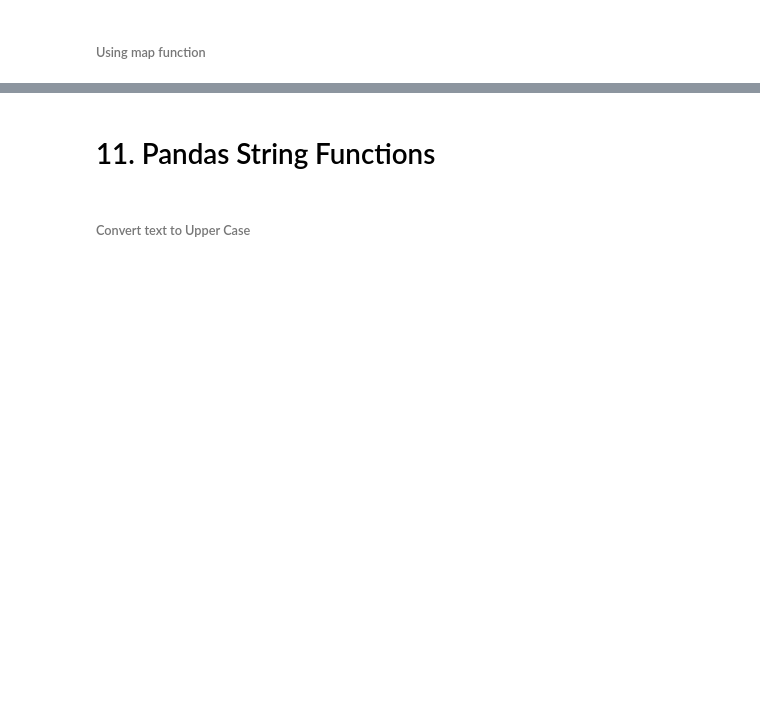
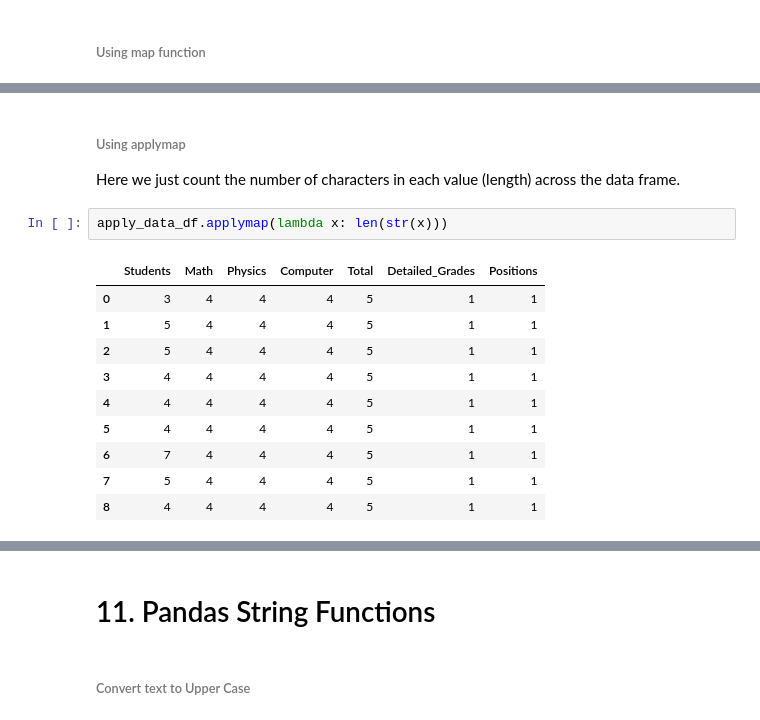
Before and after one commit to SammyOngaya/data2ml, a Jupyter notebook: pandas-function.ipynb, the cells around one changed output, grey strips where cells are left out. Drawn from its saved outputs; the diff is of its cells as text; blank space fills up the shorter version.

```diff
--- a/pandas-function.ipynb
+++ b/pandas-function.ipynb
@@ -1815,0 +1946,16 @@ Name: Sex, dtype: object
+# %% [markdown]
+###### Using applymap
+Here we just count the number of characters in each value (length) across the data frame.
+# %%
+apply_data_df.applymap(lambda x: len(str(x)))
+# %% [output]
+|  | Students | Math | Physics | Computer | Total | Detailed_Grades | Positions |
+| 0 | 3 | 4 | 4 | 4 | 5 | 1 | 1 |
+| 1 | 5 | 4 | 4 | 4 | 5 | 1 | 1 |
+| 2 | 5 | 4 | 4 | 4 | 5 | 1 | 1 |
+| 3 | 4 | 4 | 4 | 4 | 5 | 1 | 1 |
+| 4 | 4 | 4 | 4 | 4 | 5 | 1 | 1 |
+| 5 | 4 | 4 | 4 | 4 | 5 | 1 | 1 |
+| 6 | 7 | 4 | 4 | 4 | 5 | 1 | 1 |
+| 7 | 5 | 4 | 4 | 4 | 5 | 1 | 1 |
+| 8 | 4 | 4 | 4 | 4 | 5 | 1 | 1 |
```
Also changed, not shown: parts of 78 cells of this notebook, 3 other files.
